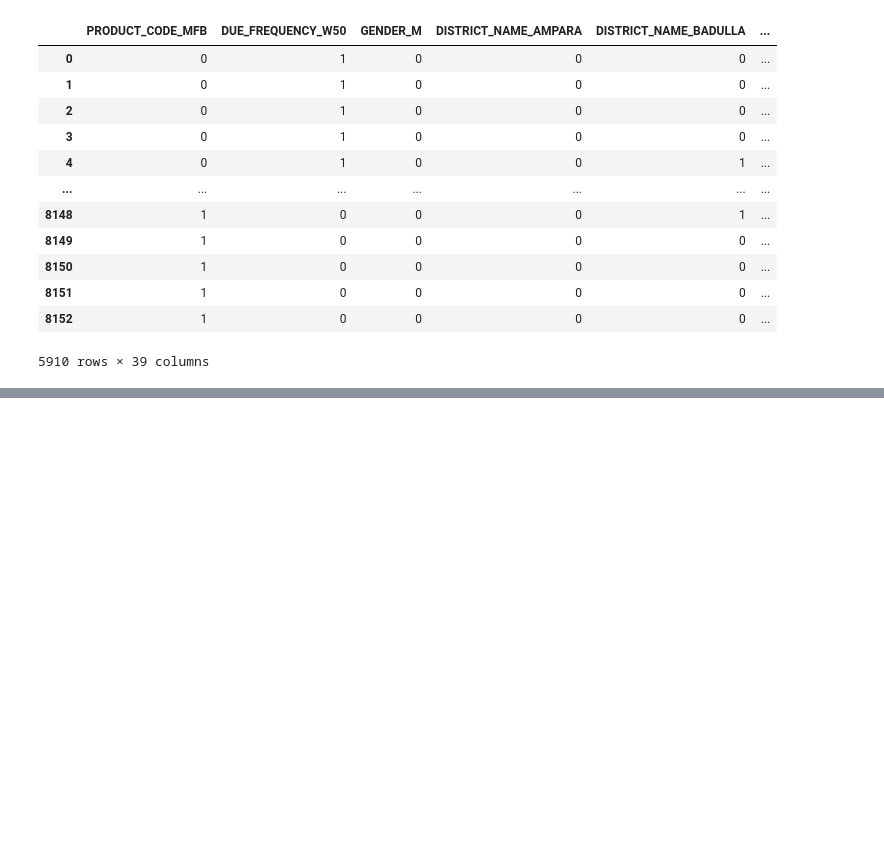
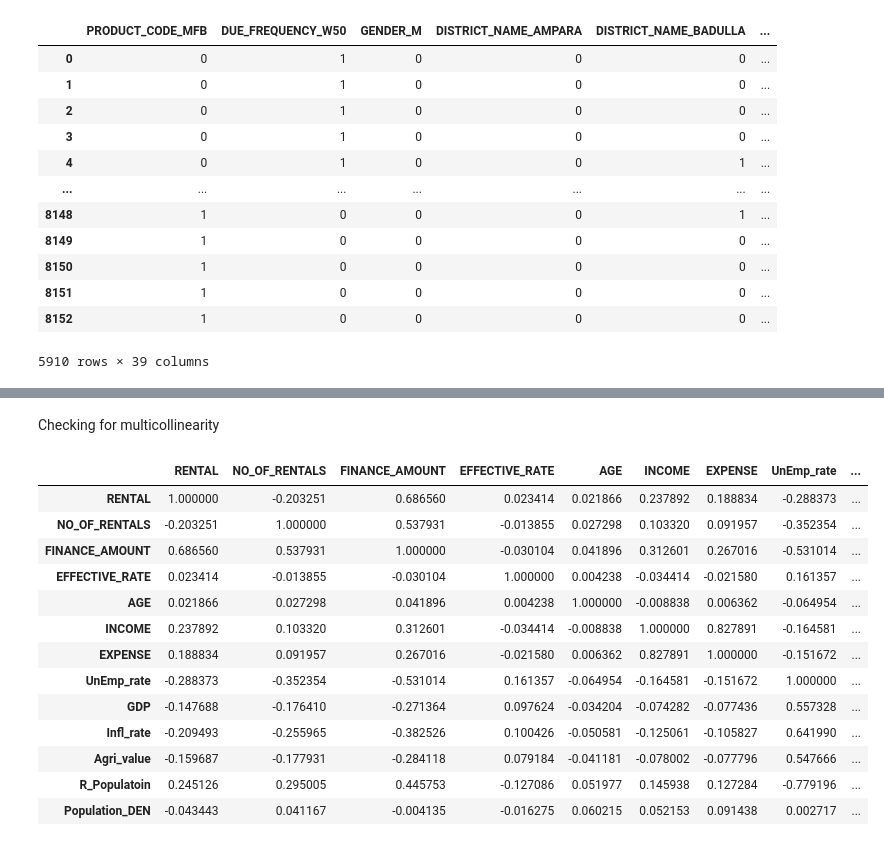
Before and after one commit to Navodya-Pramodi/ResearchProject_MF, a Jupyter notebook: ResearchProjectFinalYear.ipynb, the cells around one changed output, grey strips where cells are left out. Saved outputs shown, nothing was run; the diff lists cells and outputs as text; code cells hidden in the pictures; blank space fills up the shorter version.

```diff
--- a/ResearchProjectFinalYear.ipynb
+++ b/ResearchProjectFinalYear.ipynb
@@ -280,0 +314,20 @@ df_3
+# %% [markdown]
+Checking for multicollinearity
+# %%
+corr = df_2.corr()
+corr.style.background_gradient(cmap ='coolwarm')
+# %% [output]
+|  | RENTAL | NO_OF_RENTALS | FINANCE_AMOUNT | EFFECTIVE_RATE | AGE | INCOME | EXPENSE | UnEmp_rate | ... |
+| RENTAL | 1.000000 | -0.203251 | 0.686560 | 0.023414 | 0.021866 | 0.237892 | 0.188834 | -0.288373 | ... |
+| NO_OF_RENTALS | -0.203251 | 1.000000 | 0.537931 | -0.013855 | 0.027298 | 0.103320 | 0.091957 | -0.352354 | ... |
+| FINANCE_AMOUNT | 0.686560 | 0.537931 | 1.000000 | -0.030104 | 0.041896 | 0.312601 | 0.267016 | -0.531014 | ... |
+| EFFECTIVE_RATE | 0.023414 | -0.013855 | -0.030104 | 1.000000 | 0.004238 | -0.034414 | -0.021580 | 0.161357 | ... |
+| AGE | 0.021866 | 0.027298 | 0.041896 | 0.004238 | 1.000000 | -0.008838 | 0.006362 | -0.064954 | ... |
+| INCOME | 0.237892 | 0.103320 | 0.312601 | -0.034414 | -0.008838 | 1.000000 | 0.827891 | -0.164581 | ... |
+| EXPENSE | 0.188834 | 0.091957 | 0.267016 | -0.021580 | 0.006362 | 0.827891 | 1.000000 | -0.151672 | ... |
+| UnEmp_rate | -0.288373 | -0.352354 | -0.531014 | 0.161357 | -0.064954 | -0.164581 | -0.151672 | 1.000000 | ... |
+| GDP | -0.147688 | -0.176410 | -0.271364 | 0.097624 | -0.034204 | -0.074282 | -0.077436 | 0.557328 | ... |
+| Infl_rate | -0.209493 | -0.255965 | -0.382526 | 0.100426 | -0.050581 | -0.125061 | -0.105827 | 0.641990 | ... |
+| Agri_value | -0.159687 | -0.177931 | -0.284118 | 0.079184 | -0.041181 | -0.078002 | -0.077796 | 0.547666 | ... |
+| R_Populatoin | 0.245126 | 0.295005 | 0.445753 | -0.127086 | 0.051977 | 0.145938 | 0.127284 | -0.779196 | ... |
+| Population_DEN | -0.043443 | 0.041167 | -0.004135 | -0.016275 | 0.060215 | 0.052153 | 0.091438 | 0.002717 | ... |
```
Also changed, not shown: parts of 15 cells of this notebook.
